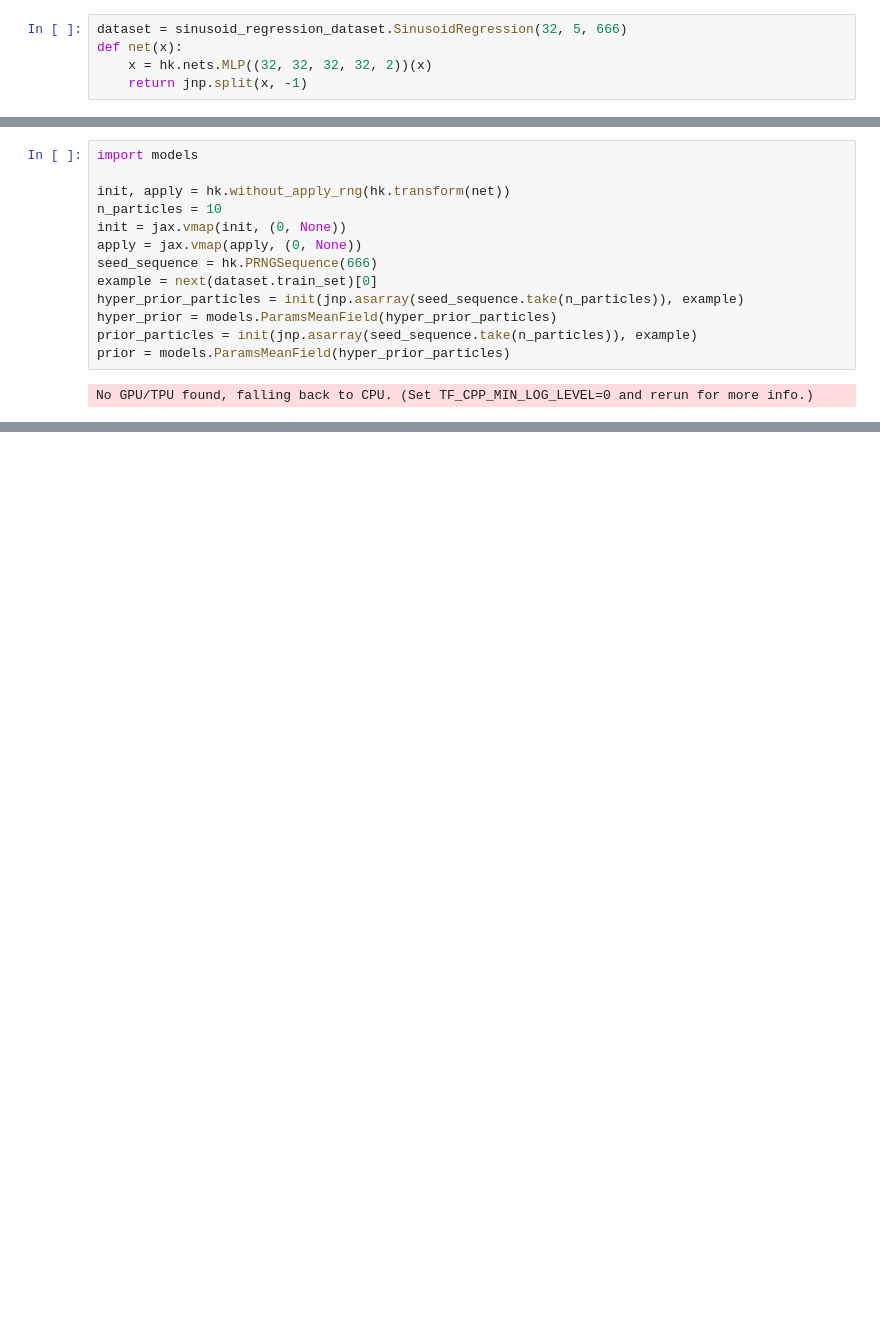
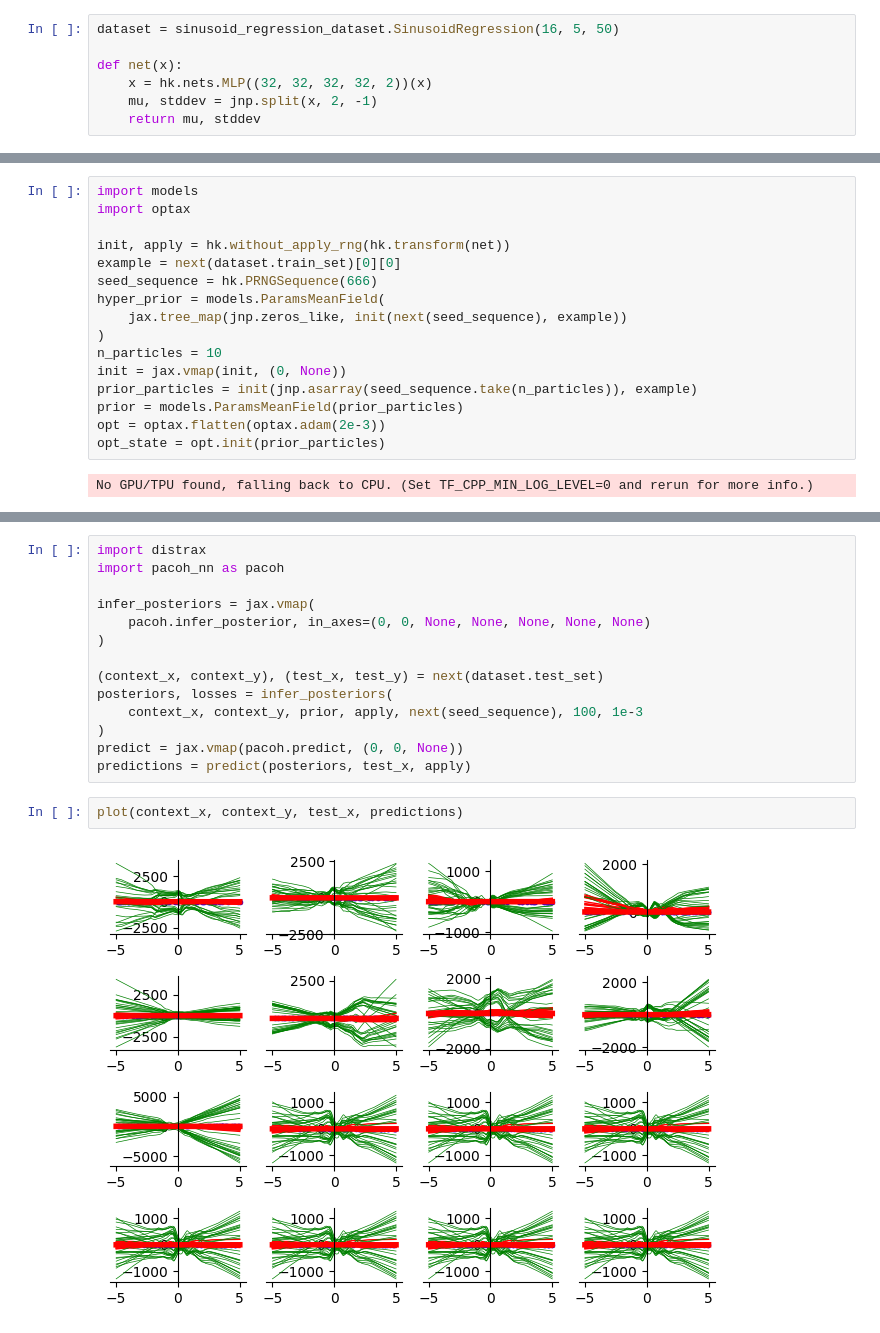
Before and after one commit to yardenas/jax-pacoh-nn, a Jupyter notebook: demo.ipynb, the cells around one changed output, grey strips where cells are left out. Saved outputs shown, nothing was run; the diff lists cells and outputs as text; blank space fills up the shorter version.

Commit message:
Add posterior inference and prediction functions

```diff
--- a/demo.ipynb
+++ b/demo.ipynb
@@ -7,5 +13,7 @@ import sinusoid_regression_dataset
 # %%
-dataset = sinusoid_regression_dataset.SinusoidRegression(32, 5, 666)
+dataset = sinusoid_regression_dataset.SinusoidRegression(16, 5, 50)
+
 def net(x):
     x = hk.nets.MLP((32, 32, 32, 32, 2))(x)
-    return jnp.split(x, -1)
+    mu, stddev = jnp.split(x, 2, -1)
+    return mu, stddev
@@ -12,15 +69,18 @@ def net(x):
 # %%
 import models
+import optax
 
 init, apply = hk.without_apply_rng(hk.transform(net))
+example = next(dataset.train_set)[0][0]
+seed_sequence = hk.PRNGSequence(666)
+hyper_prior = models.ParamsMeanField(
+    jax.tree_map(jnp.zeros_like, init(next(seed_sequence), example))
+)
 n_particles = 10
 init = jax.vmap(init, (0, None))
-apply = jax.vmap(apply, (0, None))
-seed_sequence = hk.PRNGSequence(666)
-example = next(dataset.train_set)[0]
-hyper_prior_particles = init(jnp.asarray(seed_sequence.take(n_particles)), example)
-hyper_prior = models.ParamsMeanField(hyper_prior_particles)
 prior_particles = init(jnp.asarray(seed_sequence.take(n_particles)), example)
-prior = models.ParamsMeanField(hyper_prior_particles)
+prior = models.ParamsMeanField(prior_particles)
+opt = optax.flatten(optax.adam(2e-3))
+opt_state = opt.init(prior_particles)
 # %% [output]
 No GPU/TPU found, falling back to CPU. (Set TF_CPP_MIN_LOG_LEVEL=0 and rerun for more info.)
@@ -26,0 +89,18 @@ No GPU/TPU found, falling back to CPU. (Set TF_CPP_MIN_LOG_LEVEL=0 and rerun for
+# %%
+import distrax
+import pacoh_nn as pacoh
+
+infer_posteriors = jax.vmap(
+    pacoh.infer_posterior, in_axes=(0, 0, None, None, None, None, None)
+)
+
+(context_x, context_y), (test_x, test_y) = next(dataset.test_set)
+posteriors, losses = infer_posteriors(
+    context_x, context_y, prior, apply, next(seed_sequence), 100, 1e-3
+)
+predict = jax.vmap(pacoh.predict, (0, 0, None))
+predictions = predict(posteriors, test_x, apply)
+# %%
+plot(context_x, context_y, test_x, predictions)
+# %% [output]
+[figure, added]
```
Also changed, not shown: parts of 10 cells of this notebook, 3 other files.
